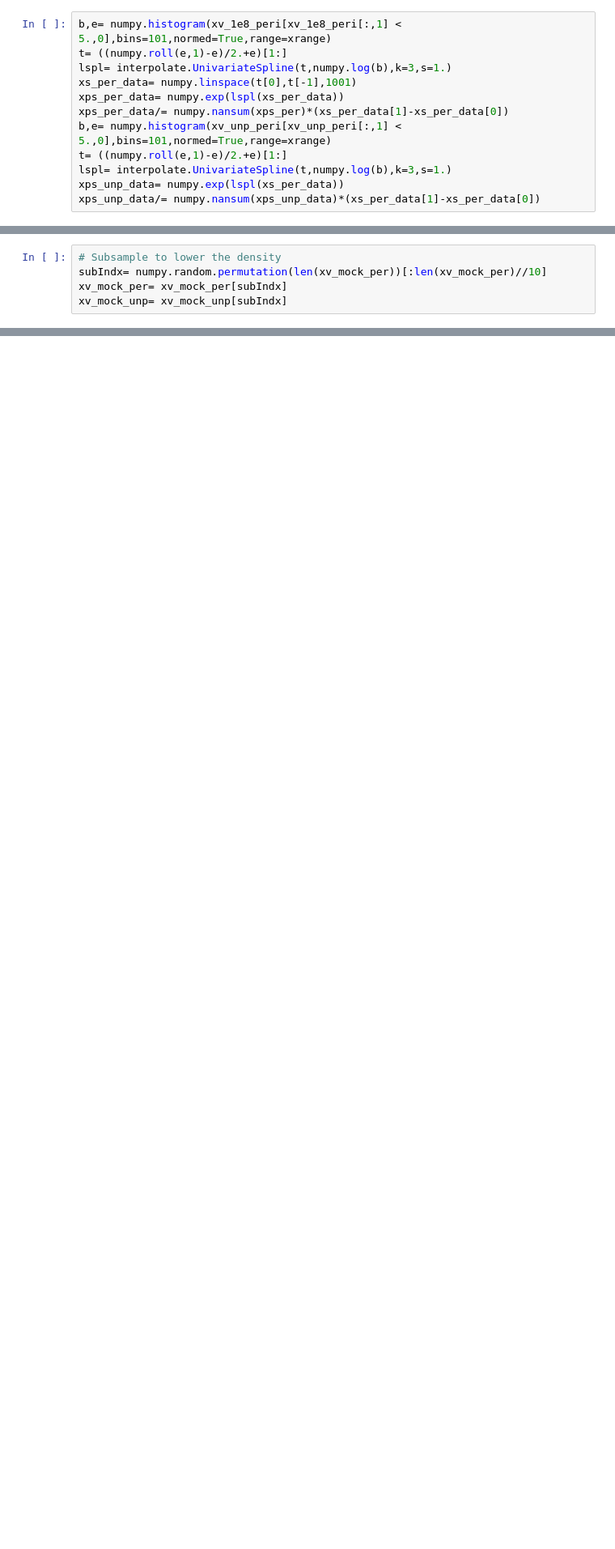
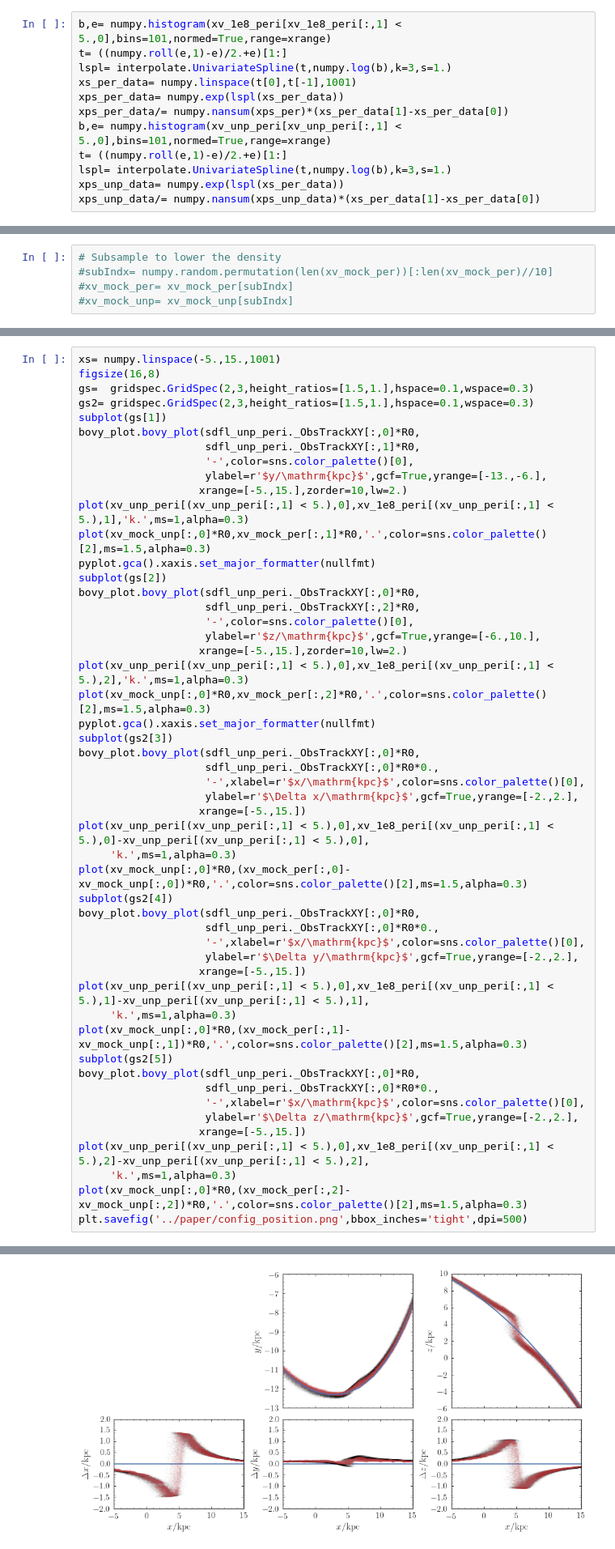
Before and after one commit to jobovy/streamgap-aa, a Jupyter notebook: py/galpyModelnonzeroJz.ipynb, the cells around one changed output, grey strips where cells are left out. Shown at 81% size. Saved outputs shown, nothing was run; the diff lists cells and outputs as text; blank space fills up the shorter version.

```diff
--- a/py/galpyModelnonzeroJz.ipynb
+++ b/py/galpyModelnonzeroJz.ipynb
@@ -711,8 +711,8 @@ bar(xs_per_data-(xs_per_data[1]-xs_per_data[0])/2.,xps_per_data/xps_unp_data,wid
 # %%
 # Subsample to lower the density
-subIndx= numpy.random.permutation(len(xv_mock_per))[:len(xv_mock_per)//10]
-xv_mock_per= xv_mock_per[subIndx]
-xv_mock_unp= xv_mock_unp[subIndx]
+#subIndx= numpy.random.permutation(len(xv_mock_per))[:len(xv_mock_per)//10]
+#xv_mock_per= xv_mock_per[subIndx]
+#xv_mock_unp= xv_mock_unp[subIndx]
 # %%
 xs= numpy.linspace(-5.,15.,1001)
 figsize(16,8)
@@ -815,0 +845,52 @@ tight_layout()
+# %%
+xs= numpy.linspace(-5.,15.,1001)
+figsize(16,8)
+gs=  gridspec.GridSpec(2,3,height_ratios=[1.5,1.],hspace=0.1,wspace=0.3)
+gs2= gridspec.GridSpec(2,3,height_ratios=[1.5,1.],hspace=0.1,wspace=0.3)
+subplot(gs[1])
+bovy_plot.bovy_plot(sdfl_unp_peri._ObsTrackXY[:,0]*R0,
+                    sdfl_unp_peri._ObsTrackXY[:,1]*R0,
+                    '-',color=sns.color_palette()[0],
+                    ylabel=r'$y/\mathrm{kpc}$',gcf=True,yrange=[-13.,-6.],
+                   xrange=[-5.,15.],zorder=10,lw=2.)
+plot(xv_unp_peri[(xv_unp_peri[:,1] < 5.),0],xv_1e8_peri[(xv_unp_peri[:,1] < 5.),1],'k.',ms=1,alpha=0.3)
+plot(xv_mock_unp[:,0]*R0,xv_mock_per[:,1]*R0,'.',color=sns.color_palette()[2],ms=1.5,alpha=0.3)
+pyplot.gca().xaxis.set_major_formatter(nullfmt)
+subplot(gs[2])
+bovy_plot.bovy_plot(sdfl_unp_peri._ObsTrackXY[:,0]*R0,
+                    sdfl_unp_peri._ObsTrackXY[:,2]*R0,
+                    '-',color=sns.color_palette()[0],
+                    ylabel=r'$z/\mathrm{kpc}$',gcf=True,yrange=[-6.,10.],
+                   xrange=[-5.,15.],zorder=10,lw=2.)
+plot(xv_unp_peri[(xv_unp_peri[:,1] < 5.),0],xv_1e8_peri[(xv_unp_peri[:,1] < 5.),2],'k.',ms=1,alpha=0.3)
+plot(xv_mock_unp[:,0]*R0,xv_mock_per[:,2]*R0,'.',color=sns.color_palette()[2],ms=1.5,alpha=0.3)
+pyplot.gca().xaxis.set_major_formatter(nullfmt)
+subplot(gs2[3])
+bovy_plot.bovy_plot(sdfl_unp_peri._ObsTrackXY[:,0]*R0,
+                    sdfl_unp_peri._ObsTrackXY[:,0]*R0*0.,
+                    '-',xlabel=r'$x/\mathrm{kpc}$',color=sns.color_palette()[0],
+                    ylabel=r'$\Delta x/\mathrm{kpc}$',gcf=True,yrange=[-2.,2.],
+                   xrange=[-5.,15.])
+plot(xv_unp_peri[(xv_unp_peri[:,1] < 5.),0],xv_1e8_peri[(xv_unp_peri[:,1] < 5.),0]-xv_unp_peri[(xv_unp_peri[:,1] < 5.),0],
+     'k.',ms=1,alpha=0.3)
+plot(xv_mock_unp[:,0]*R0,(xv_mock_per[:,0]-xv_mock_unp[:,0])*R0,'.',color=sns.color_palette()[2],ms=1.5,alpha=0.3)
+subplot(gs2[4])
+bovy_plot.bovy_plot(sdfl_unp_peri._ObsTrackXY[:,0]*R0,
+                    sdfl_unp_peri._ObsTrackXY[:,0]*R0*0.,
+                    '-',xlabel=r'$x/\mathrm{kpc}$',color=sns.color_palette()[0],
+                    ylabel=r'$\Delta y/\mathrm{kpc}$',gcf=True,yrange=[-2.,2.],
+                   xrange=[-5.,15.])
+plot(xv_unp_peri[(xv_unp_peri[:,1] < 5.),0],xv_1e8_peri[(xv_unp_peri[:,1] < 5.),1]-xv_unp_peri[(xv_unp_peri[:,1] < 5.),1],
+     'k.',ms=1,alpha=0.3)
+plot(xv_mock_unp[:,0]*R0,(xv_mock_per[:,1]-xv_mock_unp[:,1])*R0,'.',color=sns.color_palette()[2],ms=1.5,alpha=0.3)
+subplot(gs2[5])
+bovy_plot.bovy_plot(sdfl_unp_peri._ObsTrackXY[:,0]*R0,
+                    sdfl_unp_peri._ObsTrackXY[:,0]*R0*0.,
+                    '-',xlabel=r'$x/\mathrm{kpc}$',color=sns.color_palette()[0],
+                    ylabel=r'$\Delta z/\mathrm{kpc}$',gcf=True,yrange=[-2.,2.],
+                   xrange=[-5.,15.])
+plot(xv_unp_peri[(xv_unp_peri[:,1] < 5.),0],xv_1e8_peri[(xv_unp_peri[:,1] < 5.),2]-xv_unp_peri[(xv_unp_peri[:,1] < 5.),2],
+     'k.',ms=1,alpha=0.3)
+plot(xv_mock_unp[:,0]*R0,(xv_mock_per[:,2]-xv_mock_unp[:,2])*R0,'.',color=sns.color_palette()[2],ms=1.5,alpha=0.3)
+plt.savefig('../paper/config_position.png',bbox_inches='tight',dpi=500)
+# %% [output]
@@ -815,0 +898 @@ tight_layout()
+[figure, added]
```
Also changed, not shown: parts of 9 cells of this notebook.
